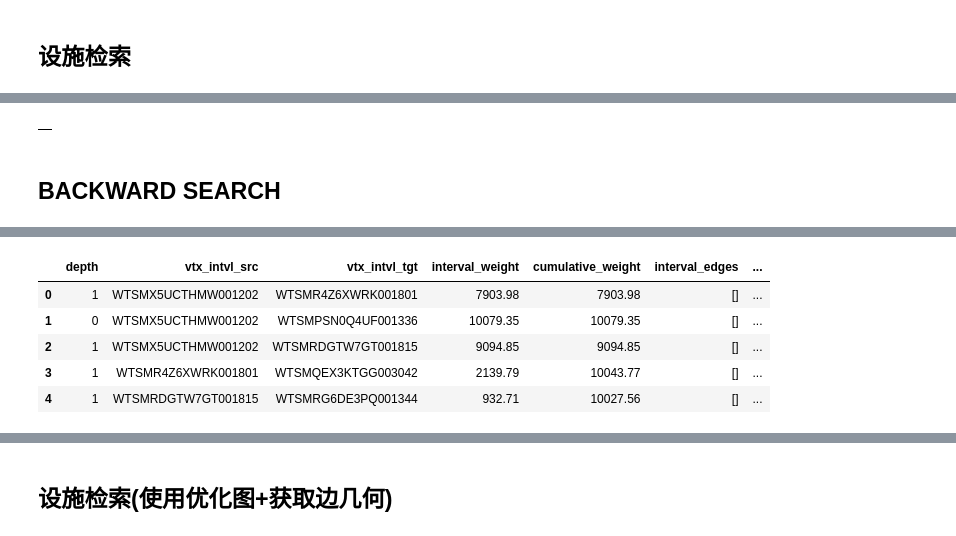
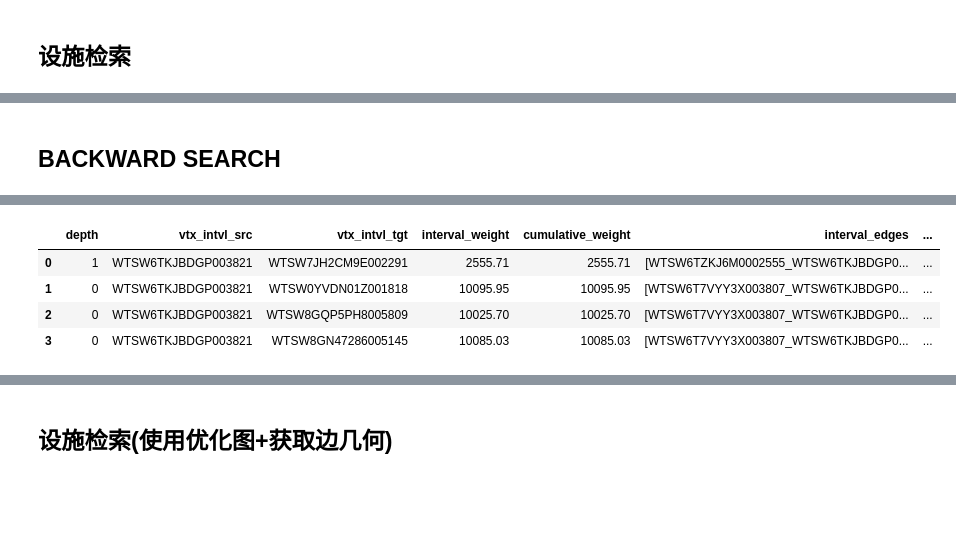
Before and after one commit to SeikaScarlet/cprn, a Jupyter notebook: jnb/app/fac_topo_search.ipynb, the cells around one changed output, grey strips where cells are left out. Saved outputs shown, nothing was run; the diff lists cells and outputs as text; code cells hidden in the pictures; blank space fills up the shorter version.

```diff
--- a/jnb/app/fac_topo_search.ipynb
+++ b/jnb/app/fac_topo_search.ipynb
@@ -16,6 +16,6 @@ last update : 2025-10-29
 
 import pandas as pd
 
-PATH_FOLDER_CPRN_PAYLOAD : str = r'/Users/seika/sync/lab_works/taisl/cprn_payload/cprn_models/'
-MODELNAME_CPRN_BASE : str = 'CPRN_DG_BASE_JS_FUSIONMAP_V416_251028_77387ff4e6adc9c4e2a2e831d15c37cdd7a58a51a160f9660ea0b760b127e3f2.tar.gz'
-MODELNAME_CPRN_FACBIND_SHORT : str = 'CPRN_DG_FAC_EMBD_JS_FUSIONMAP_SHORTEN_V416_251029_8b1d62b7fc37645cc552e84c6aca9eef6cf8dd0a88f3738f595568dd4a8baf1e.tar.gz'
+PATH_FOLDER_CPRN_PAYLOAD : str = r'/Users/seika/sync/lab_works/taisl/cprn_payload/cprn_models/CPRN_JS_V417/'
+MODELNAME_CPRN_BASE : str = 'CPRN_DG_FAC_EMBD_JS_FUSIONMAP_V417_251105_baaac0479ee7a4ea48b18a07d053cabc754eea0a5f7f696bc5a7437f50ec7e00.tar.gz'
+MODELNAME_CPRN_FACBIND_SHORT : str = 'CPRN_DG_FAC_EMBD_JS_FUSIONMAP_SHORTEN_V417_251105_ab5083814993673ac4ecd9863a3013d8428c9c62743d44785df13f1b31dbbacd.tar.gz'
@@ -100,16 +103,9 @@ df =  pd.DataFrame(lst_fac_search)
-# %%
-df
-# %% [output]
-|  |
 # %% [markdown]
 ## BACKWARD SEARCH
 # %%
-vtx_gps_location = 'WTSX6BBZP2J6000857'
-vtx_gps_location = 'WTSX7H38GM88001434'
-# vtx_gps_location = 'WTSMR7JG972F002103'
-vtx_gps_location = 'WTSMX5UCTHMW001202'
+start_vtx = 'WTSW6TKJBDGP003821'
 
-lst_fac_search = CTS.fac_bfs_depth_v2(DG = dg_cprn, start_node = vtx_gps_location,
+lst_fac_search = CTS.fac_bfs_depth_v2(DG = dg_cprn_facbind_short, start_node = start_vtx,
     fac_types = ['G1','G2','G3'],  direction = 'upstream',
     max_depth = 1, max_dist = 10000, mark_max_dist = True,
     # query_avoid_edge = "rtype in ['SA'] or (knd == 'ST' and cls == 'MR')",
@@ -128,6 +125,5 @@ df_res
 |  | depth | vtx_intvl_src | vtx_intvl_tgt | interval_weight | cumulative_weight | interval_edges | ... |
-| 0 | 1 | WTSMX5UCTHMW001202 | WTSMR4Z6XWRK001801 | 7903.98 | 7903.98 | [] | ... |
-| 1 | 0 | WTSMX5UCTHMW001202 | WTSMPSN0Q4UF001336 | 10079.35 | 10079.35 | [] | ... |
-| 2 | 1 | WTSMX5UCTHMW001202 | WTSMRDGTW7GT001815 | 9094.85 | 9094.85 | [] | ... |
-| 3 | 1 | WTSMR4Z6XWRK001801 | WTSMQEX3KTGG003042 | 2139.79 | 10043.77 | [] | ... |
-| 4 | 1 | WTSMRDGTW7GT001815 | WTSMRG6DE3PQ001344 | 932.71 | 10027.56 | [] | ... |
+| 0 | 1 | WTSW6TKJBDGP003821 | WTSW7JH2CM9E002291 | 2555.71 | 2555.71 | [WTSW6TZKJ6M0002555_WTSW6TKJBDGP0... | ... |
+| 1 | 0 | WTSW6TKJBDGP003821 | WTSW0YVDN01Z001818 | 10095.95 | 10095.95 | [WTSW6T7VYY3X003807_WTSW6TKJBDGP0... | ... |
+| 2 | 0 | WTSW6TKJBDGP003821 | WTSW8GQP5PH8005809 | 10025.70 | 10025.70 | [WTSW6T7VYY3X003807_WTSW6TKJBDGP0... | ... |
+| 3 | 0 | WTSW6TKJBDGP003821 | WTSW8GN47286005145 | 10085.03 | 10085.03 | [WTSW6T7VYY3X003807_WTSW6TKJBDGP0... | ... |
```
Also changed, not shown: parts of 20 cells of this notebook, 8 other files.
